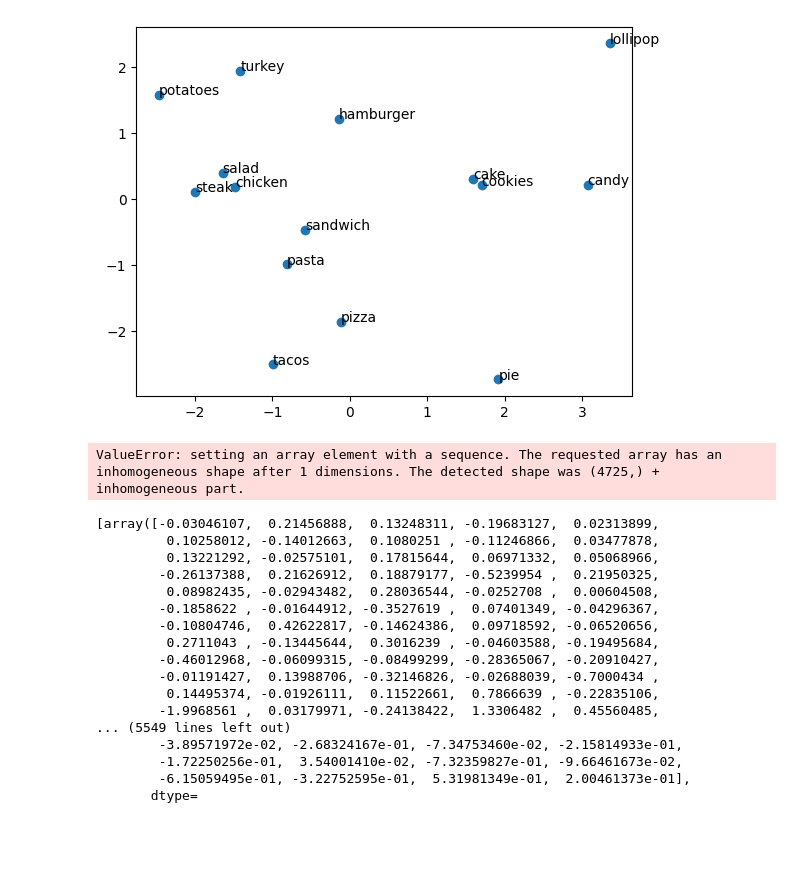
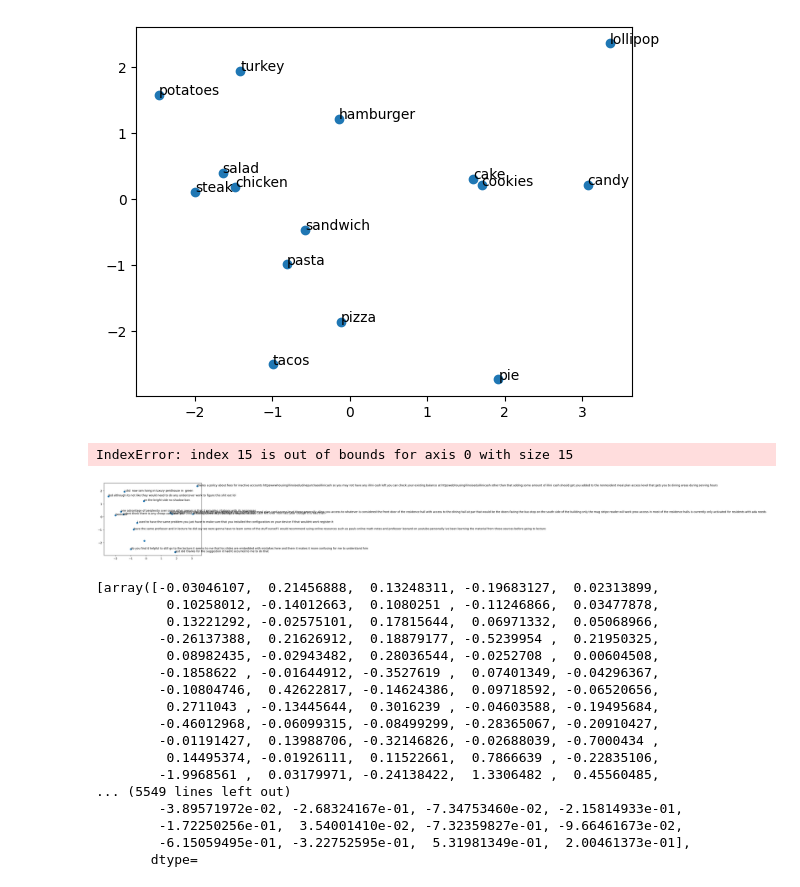
Before and after one commit to MattV15/project3-embeddings, a Jupyter notebook: Project 3 MVD.ipynb, the cells around one changed output. Drawn from its saved outputs; the diff is of its cells as text; code cells hidden in the pictures; blank space fills up the shorter version.

```diff
--- a/Project 3 MVD.ipynb
+++ b/Project 3 MVD.ipynb
@@ -278,32 +282,35 @@ bag_of_words = vectorizer.fit_transform(uiuc['cleaned_text'])
 # %%
 #here is a function to calculate the average embedding of a cleaned document
 import numpy as np
 #we can sum together all the embeddings to get a representation of all the concepts expressed in the document
 def avg_embedding(sentence, model):
     words=sentence.split()
     embeddings=[model[word] for word in words if word in model]
     return np.mean(embeddings, axis=0)
 
 sentences=list(uiuc["cleaned_text"])
 
 #we can then calculate the average embedding of each sentence
+twitter_model= gensim.downloader.load("glove-twitter-100")
+pca
 
 avg_embeddings=[avg_embedding(sentence, model) for sentence in sentences]
 
 #we can then plot the pca of these embeddings
 
 pca=PCA(n_components=2)
 
-X_pca=pca.fit_transform(avg_embeddings)
+avg_embeddings=[embedding for embedding in avg_embeddings if not np.isnan(embedding).any()]
 
 plt.scatter(X_pca[:,0],X_pca[:,1])
 
 for i, sentence in enumerate(sentences):
     plt.annotate(sentence, (X_pca[i,0],X_pca[i,1]))
 
 plt.show()
 # %% [output]
-ValueError: setting an array element with a sequence. The requested array has an inhomogeneous shape after 1 dimensions. The detected shape was (4725,) + inhomogeneous part.
+IndexError: index 15 is out of bounds for axis 0 with size 15
+[figure, added]
 # %%
 avg_embeddings
 # %% [output]
```
Also changed, not shown: parts of 5 cells of this notebook.
